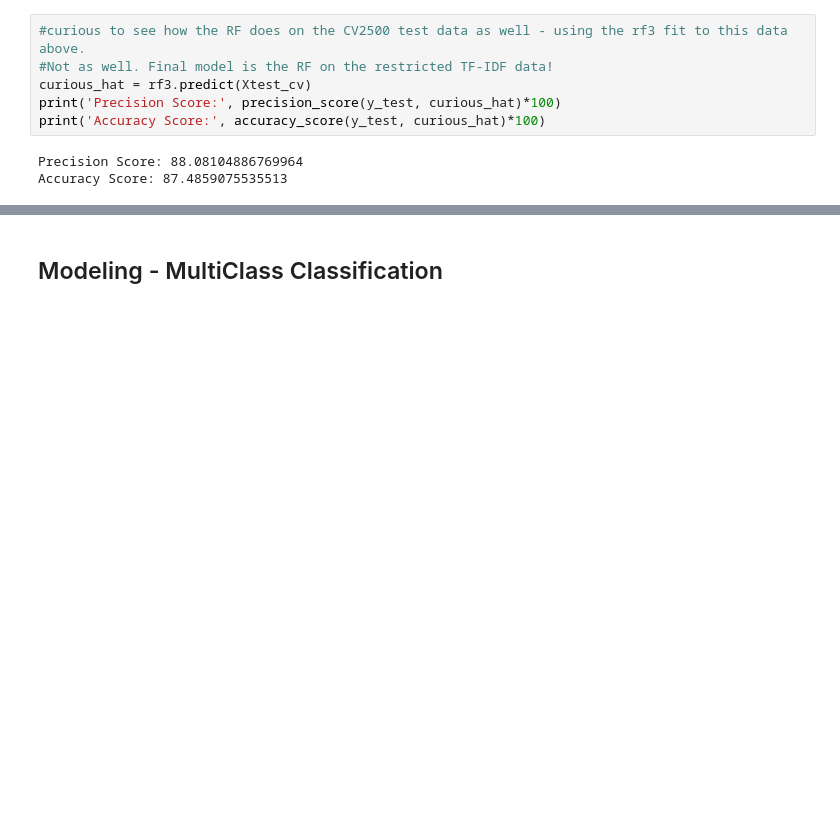
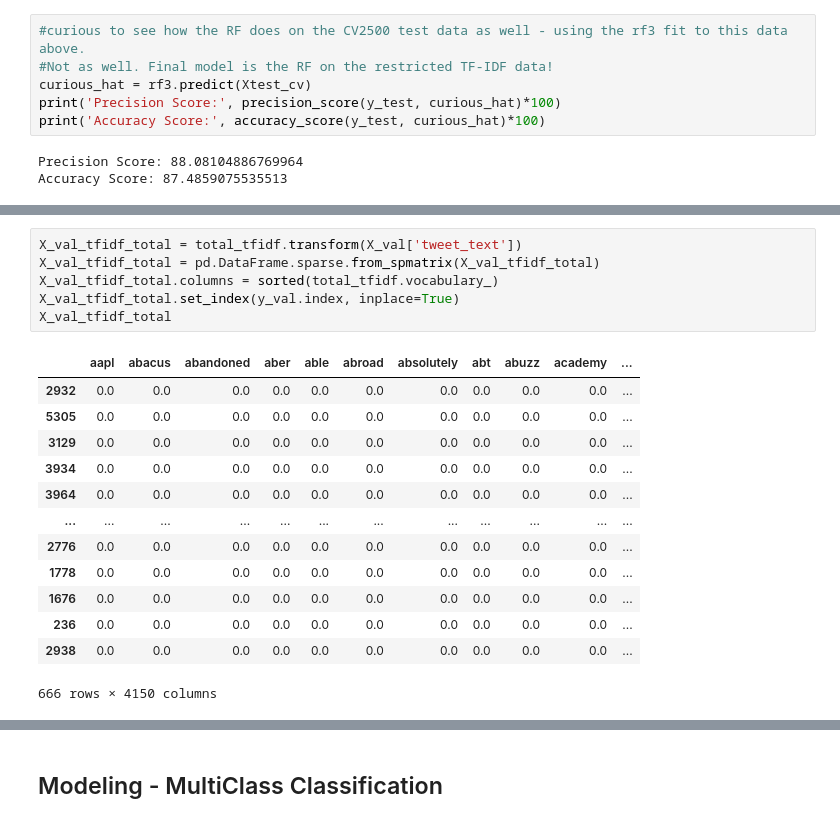
Before and after one commit to smashley-eakland/tweet-nlp-analysis, a Jupyter notebook: NLP.ipynb, the cells around one changed output, grey strips where cells are left out. Saved outputs shown, nothing was run; the diff lists cells and outputs as text; blank space fills up the shorter version.

```diff
--- a/NLP.ipynb
+++ b/NLP.ipynb
@@ -1106,0 +1256,20 @@ Accuracy Score: 87.4859075535513
+# %%
+X_val_tfidf_total = total_tfidf.transform(X_val['tweet_text'])
+X_val_tfidf_total = pd.DataFrame.sparse.from_spmatrix(X_val_tfidf_total)
+X_val_tfidf_total.columns = sorted(total_tfidf.vocabulary_)
+X_val_tfidf_total.set_index(y_val.index, inplace=True)
+X_val_tfidf_total
+# %% [output]
+|  | aapl | abacus | abandoned | aber | able | abroad | absolutely | abt | abuzz | academy | ... |
+| 2932 | 0.0 | 0.0 | 0.0 | 0.0 | 0.0 | 0.0 | 0.0 | 0.0 | 0.0 | 0.0 | ... |
+| 5305 | 0.0 | 0.0 | 0.0 | 0.0 | 0.0 | 0.0 | 0.0 | 0.0 | 0.0 | 0.0 | ... |
+| 3129 | 0.0 | 0.0 | 0.0 | 0.0 | 0.0 | 0.0 | 0.0 | 0.0 | 0.0 | 0.0 | ... |
+| 3934 | 0.0 | 0.0 | 0.0 | 0.0 | 0.0 | 0.0 | 0.0 | 0.0 | 0.0 | 0.0 | ... |
+| 3964 | 0.0 | 0.0 | 0.0 | 0.0 | 0.0 | 0.0 | 0.0 | 0.0 | 0.0 | 0.0 | ... |
+| ... | ... | ... | ... | ... | ... | ... | ... | ... | ... | ... | ... |
+| 2776 | 0.0 | 0.0 | 0.0 | 0.0 | 0.0 | 0.0 | 0.0 | 0.0 | 0.0 | 0.0 | ... |
+| 1778 | 0.0 | 0.0 | 0.0 | 0.0 | 0.0 | 0.0 | 0.0 | 0.0 | 0.0 | 0.0 | ... |
+| 1676 | 0.0 | 0.0 | 0.0 | 0.0 | 0.0 | 0.0 | 0.0 | 0.0 | 0.0 | 0.0 | ... |
+| 236 | 0.0 | 0.0 | 0.0 | 0.0 | 0.0 | 0.0 | 0.0 | 0.0 | 0.0 | 0.0 | ... |
+| 2938 | 0.0 | 0.0 | 0.0 | 0.0 | 0.0 | 0.0 | 0.0 | 0.0 | 0.0 | 0.0 | ... |
+666 rows × 4150 columns
```
Also changed, not shown: parts of 66 cells of this notebook, 1 other file.
